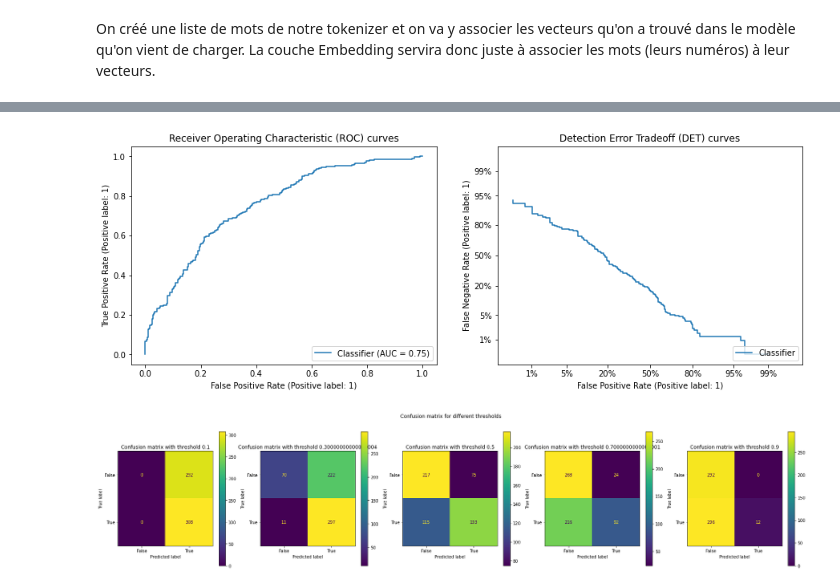
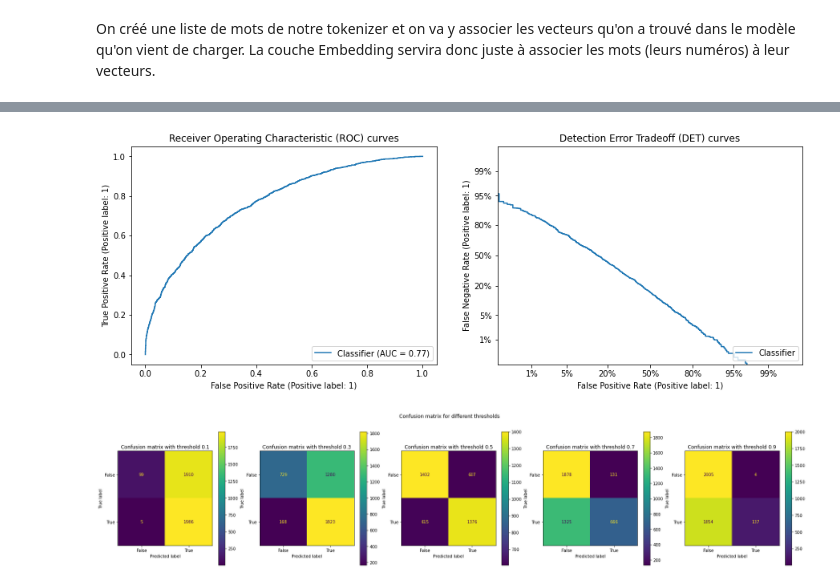
Before and after one commit to Hkllopp/D-tectez-les-Bad-Buzz-gr-ce-au-Deep-Learning, a Jupyter notebook: modeleAvance.ipynb, the cells around one changed output, grey strips where cells are left out. Drawn from its saved outputs; the diff is of its cells as text; code cells hidden in the pictures.

Commit message:
Finishing modeleAvance

```diff
--- a/modeleAvance.ipynb
+++ b/modeleAvance.ipynb
@@ -37,7 +37,7 @@ It contains the following 6 fields:
 5. user: the user that tweeted
 6. text: the text of the tweet
 # %%
-sample_size = 3000 # Number of tweets to use for this notebook
+sample_size = 20000 # Number of tweets to use for this notebook
 
 data = raw_data.sample(sample_size).copy(deep=True)
 data['target'] = data['target'].map(lambda x: 1 if x == 4 else 0).astype('bool')
@@ -280,17 +295,19 @@ def evaluate_confusion_matrix(Y_test, Y_pred, threshold, ax = None):
     binary_pred = np.where(Y_pred > threshold, 1, 0)
     ConfusionMatrixDisplay.from_predictions(Y_test, binary_pred, ax=ax)
 # %%
+Y_pred = model.predict(X_test)
+
 evaluate_roc_det(Y_test, Y_pred)
 
 possible_thresholds = np.linspace(0.1, 0.9, 5)
 fig, axs = plt.subplots(1, len(possible_thresholds), figsize=(6*len(possible_thresholds), 6))
 fig.suptitle("Confusion matrix for different thresholds")
 
 for threshold, ax in zip(possible_thresholds, axs.ravel()):
     evaluate_confusion_matrix(Y_test, Y_pred, threshold, ax = ax)
-    ax.set_title(f"Confusion matrix with threshold {threshold}")
+    ax.set_title(f"Confusion matrix with threshold {round(threshold, 1)}")
 plt.gcf().set_facecolor('white')
 plt.show()
 # %% [output]
-[figure, old version]
+[figure, new version]
-[figure, old version]
+[figure, new version]
```
Also changed, not shown: parts of 7 cells of this notebook, 1 other file.
